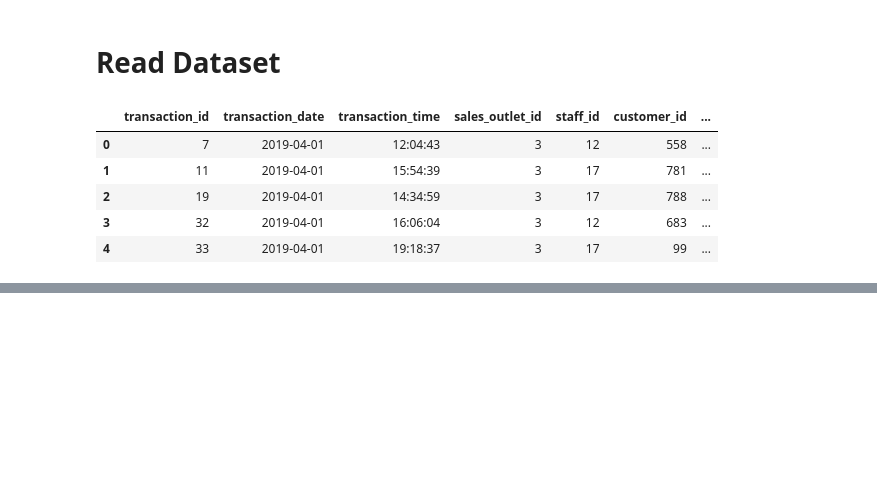
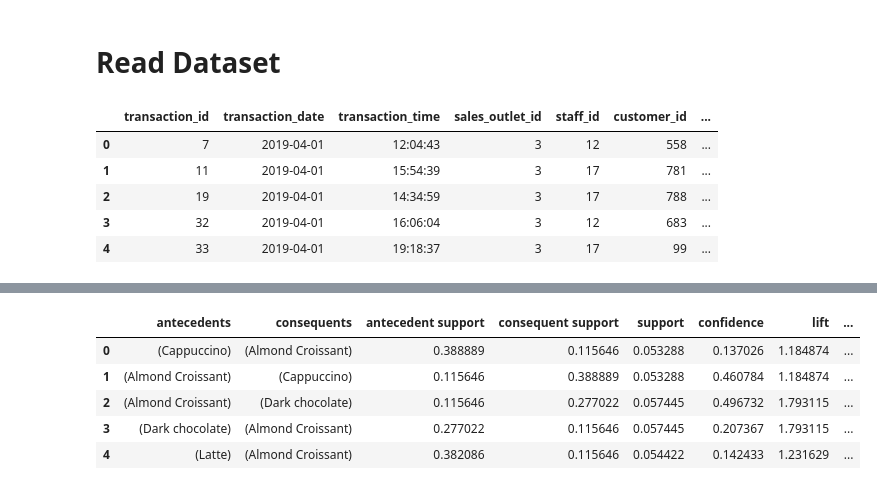
Before and after one commit to KareemEmad1/Coffee_Shop, a Jupyter notebook: python_code/recommendation_engine_training.ipynb, the cells around one changed output, grey strips where cells are left out. Saved outputs shown, nothing was run; the diff lists cells and outputs as text; code cells hidden in the pictures; blank space fills up the shorter version.

```diff
--- a/python_code/recommendation_engine_training.ipynb
+++ b/python_code/recommendation_engine_training.ipynb
@@ -15,0 +223,3 @@ sales_receipts.head()
+# %%
+train_basket = (dataset.groupby(['transaction', 'product'])['product'].count().reset_index(name = 'Count'))
+train_basket.head()
@@ -15,0 +280,10 @@ sales_receipts.head()
+# %%
+rules_basket = association_rules(frequent_items, metric="lift", min_threshold=1)
+rules_basket.head()
+# %% [output]
+|  | antecedents | consequents | antecedent support | consequent support | support | confidence | lift | ... |
+| 0 | (Cappuccino) | (Almond Croissant) | 0.388889 | 0.115646 | 0.053288 | 0.137026 | 1.184874 | ... |
+| 1 | (Almond Croissant) | (Cappuccino) | 0.115646 | 0.388889 | 0.053288 | 0.460784 | 1.184874 | ... |
+| 2 | (Almond Croissant) | (Dark chocolate) | 0.115646 | 0.277022 | 0.057445 | 0.496732 | 1.793115 | ... |
+| 3 | (Dark chocolate) | (Almond Croissant) | 0.277022 | 0.115646 | 0.057445 | 0.207367 | 1.793115 | ... |
+| 4 | (Latte) | (Almond Croissant) | 0.382086 | 0.115646 | 0.054422 | 0.142433 | 1.231629 | ... |
```
Also changed, not shown: parts of 42 cells of this notebook, 2 other files.
